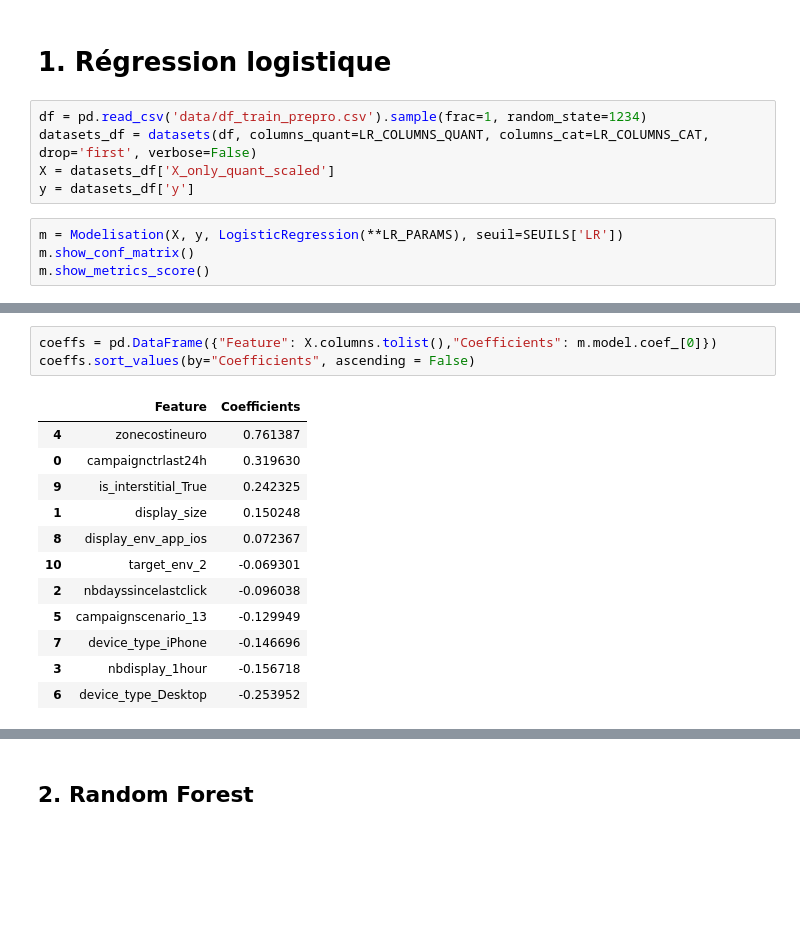
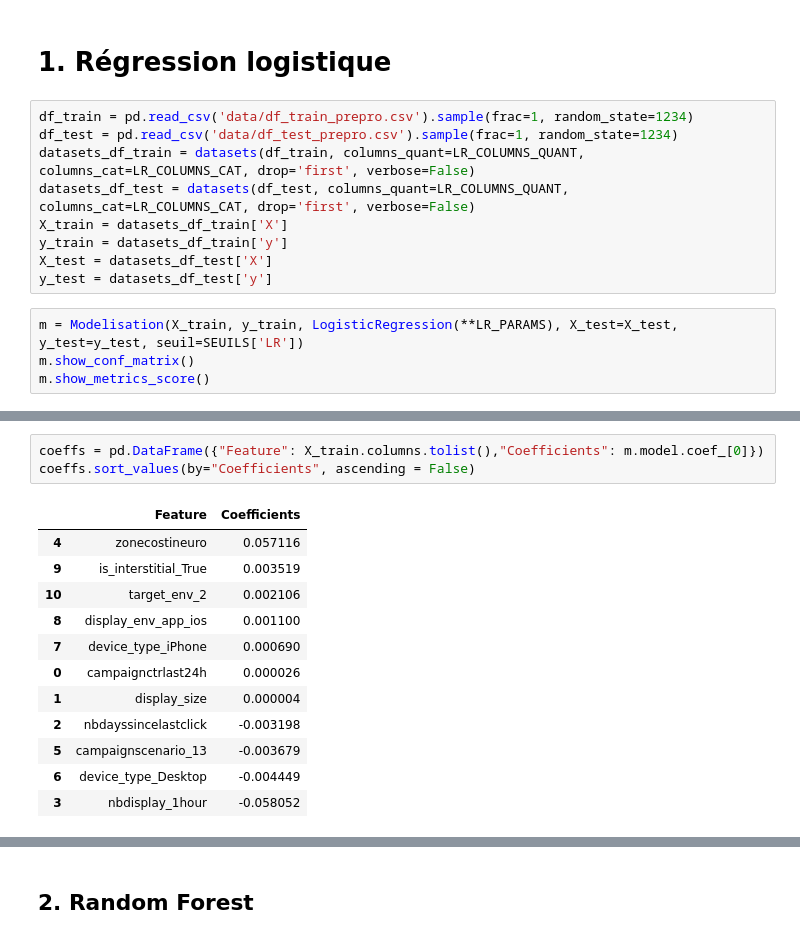
Before and after one commit to baptiste-pasquier/statapp, a Jupyter notebook: Modelisation/6_interpretation.ipynb, the cells around one changed output, grey strips where cells are left out. Drawn from its saved outputs; the diff is of its cells as text; blank space fills up the shorter version.

```diff
--- a/Modelisation/6_interpretation.ipynb
+++ b/Modelisation/6_interpretation.ipynb
@@ -146,12 +155,16 @@ Seuils ajustés :
 # %% [markdown]
 # 1. Régression logistique
 # %%
-df = pd.read_csv('data/df_train_prepro.csv').sample(frac=1, random_state=1234)
-datasets_df = datasets(df, columns_quant=LR_COLUMNS_QUANT, columns_cat=LR_COLUMNS_CAT, drop='first', verbose=False)
-X = datasets_df['X_only_quant_scaled']
-y = datasets_df['y']
+df_train = pd.read_csv('data/df_train_prepro.csv').sample(frac=1, random_state=1234)
+df_test = pd.read_csv('data/df_test_prepro.csv').sample(frac=1, random_state=1234)
+datasets_df_train = datasets(df_train, columns_quant=LR_COLUMNS_QUANT, columns_cat=LR_COLUMNS_CAT, drop='first', verbose=False)
+datasets_df_test = datasets(df_test, columns_quant=LR_COLUMNS_QUANT, columns_cat=LR_COLUMNS_CAT, drop='first', verbose=False)
+X_train = datasets_df_train['X']
+y_train = datasets_df_train['y']
+X_test = datasets_df_test['X']
+y_test = datasets_df_test['y']
 # %%
-m = Modelisation(X, y, LogisticRegression(**LR_PARAMS), seuil=SEUILS['LR'])
+m = Modelisation(X_train, y_train, LogisticRegression(**LR_PARAMS), X_test=X_test, y_test=y_test, seuil=SEUILS['LR'])
 m.show_conf_matrix()
 m.show_metrics_score()
 # %% [output]
@@ -168,16 +181,16 @@ prediction time : 0.027s
 # %%
-coeffs = pd.DataFrame({"Feature": X.columns.tolist(),"Coefficients": m.model.coef_[0]})
+coeffs = pd.DataFrame({"Feature": X_train.columns.tolist(),"Coefficients": m.model.coef_[0]})
 coeffs.sort_values(by="Coefficients", ascending = False)
 # %% [output]
 |  | Feature | Coefficients |
-| 4 | zonecostineuro | 0.761387 |
-| 0 | campaignctrlast24h | 0.319630 |
-| 9 | is_interstitial_True | 0.242325 |
-| 1 | display_size | 0.150248 |
-| 8 | display_env_app_ios | 0.072367 |
-| 10 | target_env_2 | -0.069301 |
-| 2 | nbdayssincelastclick | -0.096038 |
-| 5 | campaignscenario_13 | -0.129949 |
-| 7 | device_type_iPhone | -0.146696 |
-| 3 | nbdisplay_1hour | -0.156718 |
-| 6 | device_type_Desktop | -0.253952 |
+| 4 | zonecostineuro | 0.057116 |
+| 9 | is_interstitial_True | 0.003519 |
+| 10 | target_env_2 | 0.002106 |
+| 8 | display_env_app_ios | 0.001100 |
+| 7 | device_type_iPhone | 0.000690 |
+| 0 | campaignctrlast24h | 0.000026 |
+| 1 | display_size | 0.000004 |
+| 2 | nbdayssincelastclick | -0.003198 |
+| 5 | campaignscenario_13 | -0.003679 |
+| 6 | device_type_Desktop | -0.004449 |
+| 3 | nbdisplay_1hour | -0.058052 |
```
Also changed, not shown: parts of 34 cells of this notebook, 1 other file.
